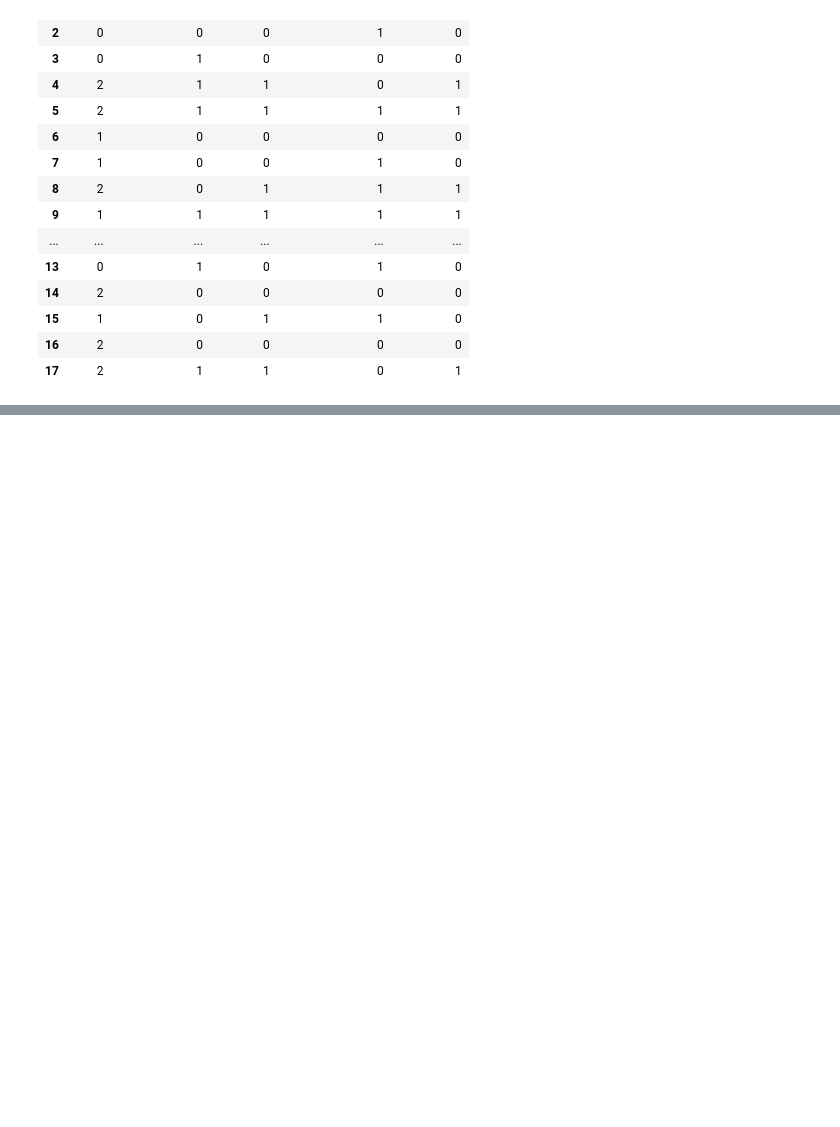
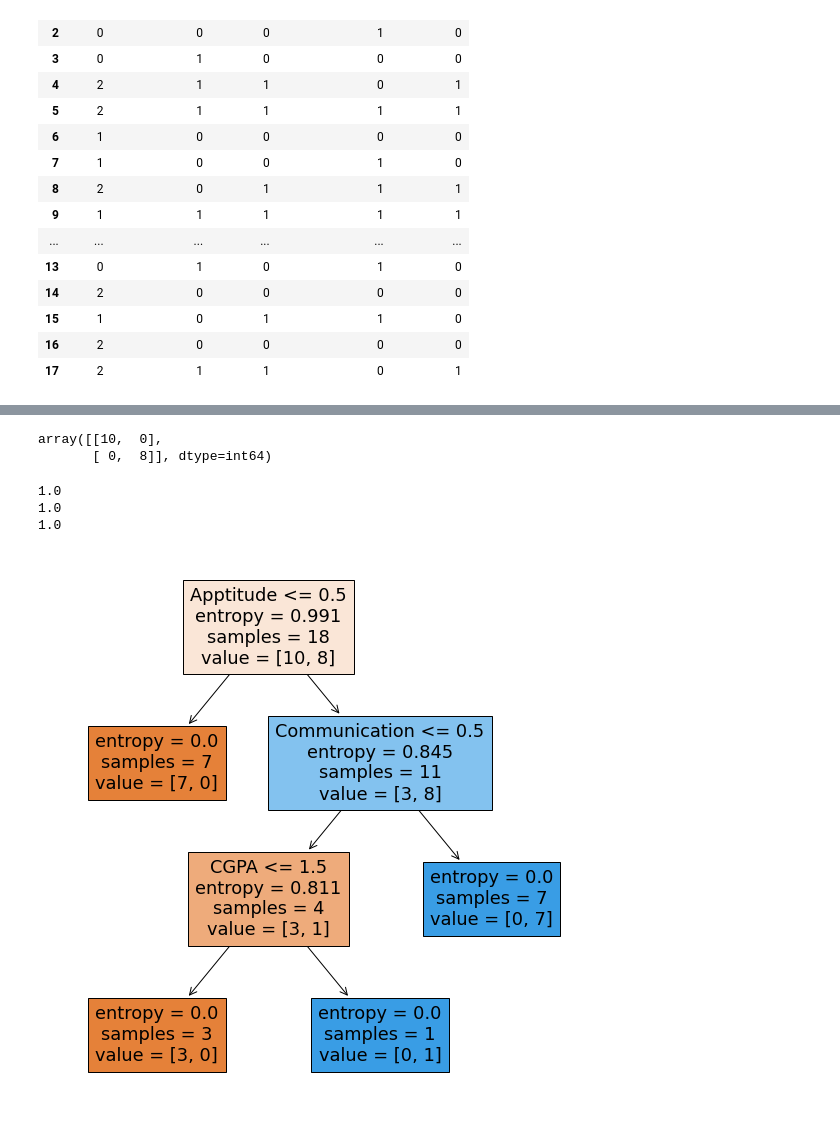
Before and after one commit to Suparshv/FCSP-2, a Jupyter notebook: CH6.ipynb, the cells around one changed output, grey strips where cells are left out. Saved outputs shown, nothing was run; the diff lists cells and outputs as text; code cells hidden in the pictures; blank space fills up the shorter version.

```diff
--- a/CH6.ipynb
+++ b/CH6.ipynb
@@ -659,0 +686,5 @@ df
+# %%
+x=df.iloc[:,0:4]
+y=df.iloc[:,4]
+print(x.shape)
+print(y.shape)
@@ -659,0 +694,6 @@ df
+# %%
+from sklearn.tree import DecisionTreeClassifier
+dtree=DecisionTreeClassifier(criterion='entropy')
+model=dtree.fit(x,y)
+y_pred=model.predict(x)
+y_pred
@@ -659,0 +721,23 @@ df
+# %%
+from sklearn import metrics
+cm=metrics.confusion_matrix(y,y_pred)
+cm
+# %% [output]
+array([[10,  0],
+       [ 0,  8]], dtype=int64)
+# %%
+print(metrics.accuracy_score(y,y_pred))
+print(metrics.recall_score(y,y_pred))#senstivity
+print(metrics.recall_score(y,y_pred,pos_label=0))#specificity
+# %% [output]
+1.0
+1.0
+1.0
+# %%
+from sklearn.tree import plot_tree
+import matplotlib.pyplot as plt
+plt.figure(figsize=(10,10))
+plot_tree(dtree,feature_names=list(x.columns),filled=True)
+plt.show()
+# %% [output]
+[figure, added]
```
Also changed, not shown: parts of 16 cells of this notebook, 1 other file.
